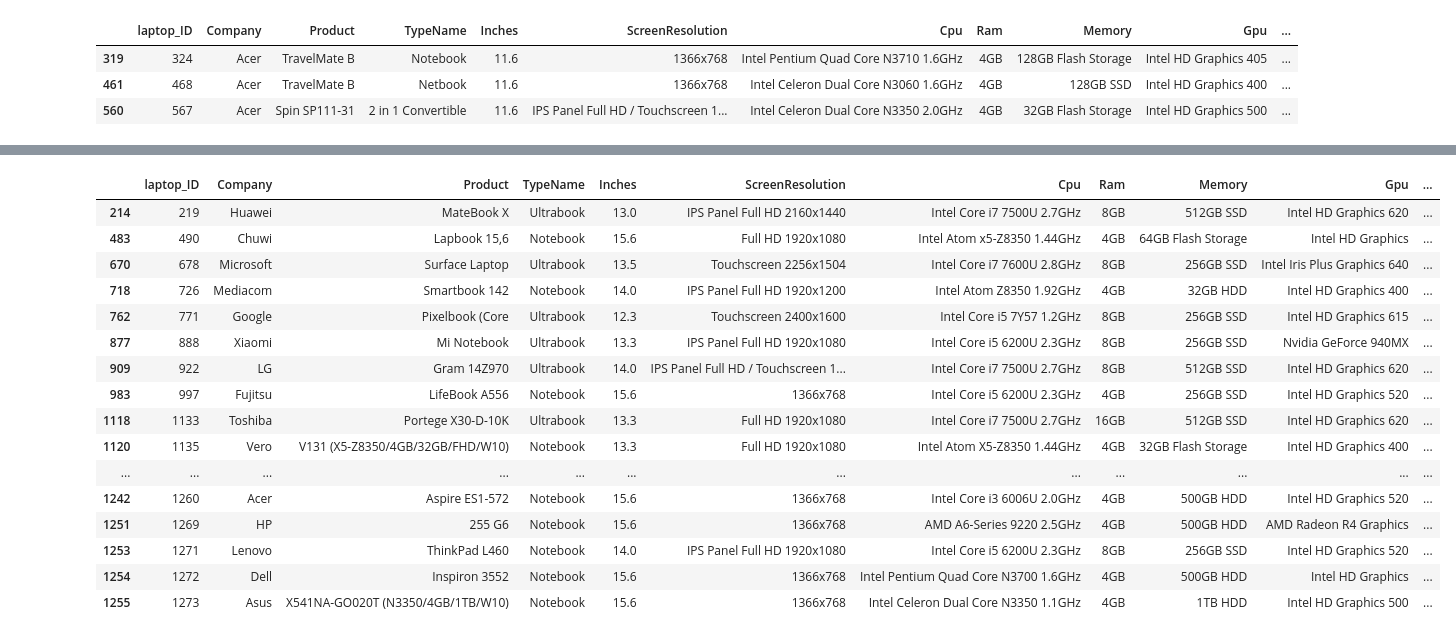
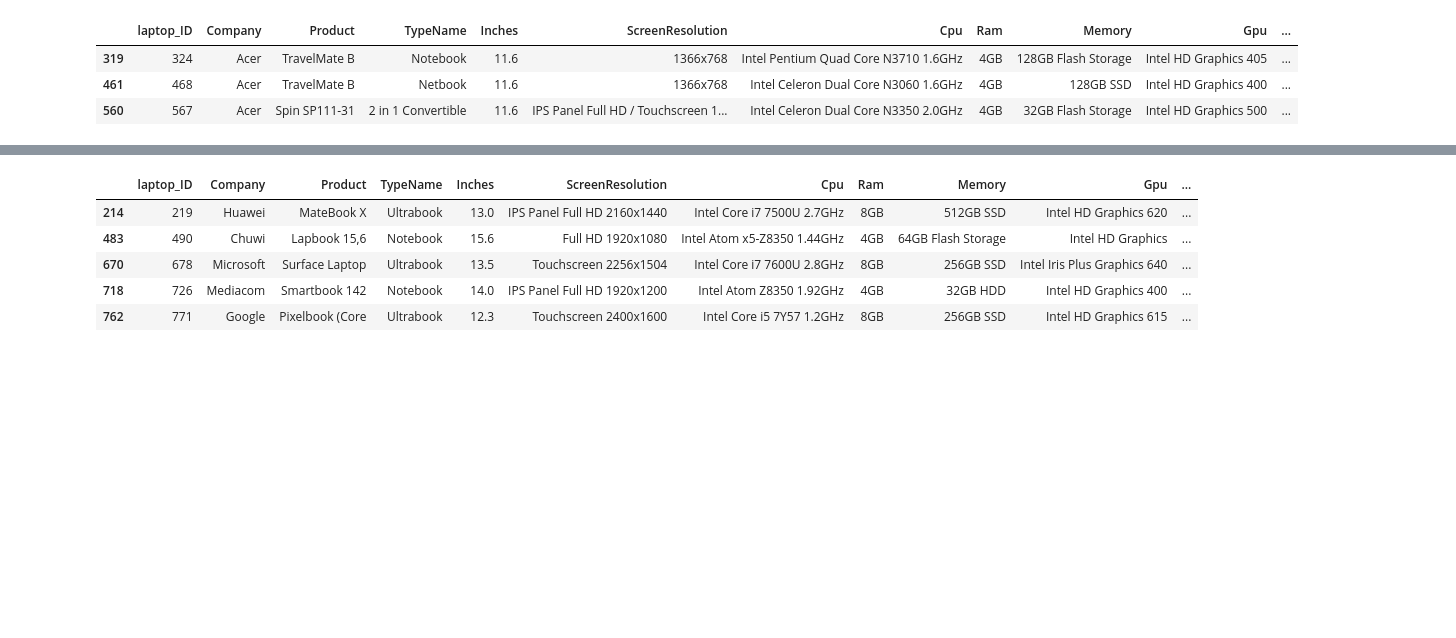
Before and after one commit to Dbarbanakov/Data-Science-with-Python, a Jupyter notebook: 02_pandas_filtering_data/exercises.ipynb, the cells around one changed output, grey strips where cells are left out. Drawn from its saved outputs; the diff is of its cells as text; code cells hidden in the pictures; blank space fills up the shorter version.

```diff
--- a/02_pandas_filtering_data/exercises.ipynb
+++ b/02_pandas_filtering_data/exercises.ipynb
@@ -151,21 +128,10 @@ df.drop_duplicates(['Company'], keep='first')
 # %%
 # biggest: keep='last'
-df.drop_duplicates(['Company'], keep='last')
+df.drop_duplicates(['Company'], keep='last').head()
 # %% [output]
 |  | laptop_ID | Company | Product | TypeName | Inches | ScreenResolution | Cpu | Ram | Memory | Gpu | ... |
 | 214 | 219 | Huawei | MateBook X | Ultrabook | 13.0 | IPS Panel Full HD 2160x1440 | Intel Core i7 7500U 2.7GHz | 8GB | 512GB SSD | Intel HD Graphics 620 | ... |
 | 483 | 490 | Chuwi | Lapbook 15,6 | Notebook | 15.6 | Full HD 1920x1080 | Intel Atom x5-Z8350 1.44GHz | 4GB | 64GB Flash Storage | Intel HD Graphics | ... |
 | 670 | 678 | Microsoft | Surface Laptop | Ultrabook | 13.5 | Touchscreen 2256x1504 | Intel Core i7 7600U 2.8GHz | 8GB | 256GB SSD | Intel Iris Plus Graphics 640 | ... |
 | 718 | 726 | Mediacom | Smartbook 142 | Notebook | 14.0 | IPS Panel Full HD 1920x1200 | Intel Atom Z8350 1.92GHz | 4GB | 32GB HDD | Intel HD Graphics 400 | ... |
 | 762 | 771 | Google | Pixelbook (Core | Ultrabook | 12.3 | Touchscreen 2400x1600 | Intel Core i5 7Y57 1.2GHz | 8GB | 256GB SSD | Intel HD Graphics 615 | ... |
-| 877 | 888 | Xiaomi | Mi Notebook | Ultrabook | 13.3 | IPS Panel Full HD 1920x1080 | Intel Core i5 6200U 2.3GHz | 8GB | 256GB SSD | Nvidia GeForce 940MX | ... |
-| 909 | 922 | LG | Gram 14Z970 | Ultrabook | 14.0 | IPS Panel Full HD / Touchscreen 1... | Intel Core i7 7500U 2.7GHz | 8GB | 512GB SSD | Intel HD Graphics 620 | ... |
-| 983 | 997 | Fujitsu | LifeBook A556 | Notebook | 15.6 | 1366x768 | Intel Core i5 6200U 2.3GHz | 4GB | 256GB SSD | Intel HD Graphics 520 | ... |
-| 1118 | 1133 | Toshiba | Portege X30-D-10K | Ultrabook | 13.3 | Full HD 1920x1080 | Intel Core i7 7500U 2.7GHz | 16GB | 512GB SSD | Intel HD Graphics 620 | ... |
-| 1120 | 1135 | Vero | V131 (X5-Z8350/4GB/32GB/FHD/W10) | Notebook | 13.3 | Full HD 1920x1080 | Intel Atom X5-Z8350 1.44GHz | 4GB | 32GB Flash Storage | Intel HD Graphics 400 | ... |
-| ... | ... | ... | ... | ... | ... | ... | ... | ... | ... | ... | ... |
-| 1242 | 1260 | Acer | Aspire ES1-572 | Notebook | 15.6 | 1366x768 | Intel Core i3 6006U 2.0GHz | 4GB | 500GB HDD | Intel HD Graphics 520 | ... |
-| 1251 | 1269 | HP | 255 G6 | Notebook | 15.6 | 1366x768 | AMD A6-Series 9220 2.5GHz | 4GB | 500GB HDD | AMD Radeon R4 Graphics | ... |
-| 1253 | 1271 | Lenovo | ThinkPad L460 | Notebook | 14.0 | IPS Panel Full HD 1920x1080 | Intel Core i5 6200U 2.3GHz | 8GB | 256GB SSD | Intel HD Graphics 520 | ... |
-| 1254 | 1272 | Dell | Inspiron 3552 | Notebook | 15.6 | 1366x768 | Intel Pentium Quad Core N3700 1.6GHz | 4GB | 500GB HDD | Intel HD Graphics | ... |
-| 1255 | 1273 | Asus | X541NA-GO020T (N3350/4GB/1TB/W10) | Notebook | 15.6 | 1366x768 | Intel Celeron Dual Core N3350 1.1GHz | 4GB | 1TB HDD | Intel HD Graphics 500 | ... |
```
Also changed, not shown: parts of 4 cells of this notebook, 5 other files.
